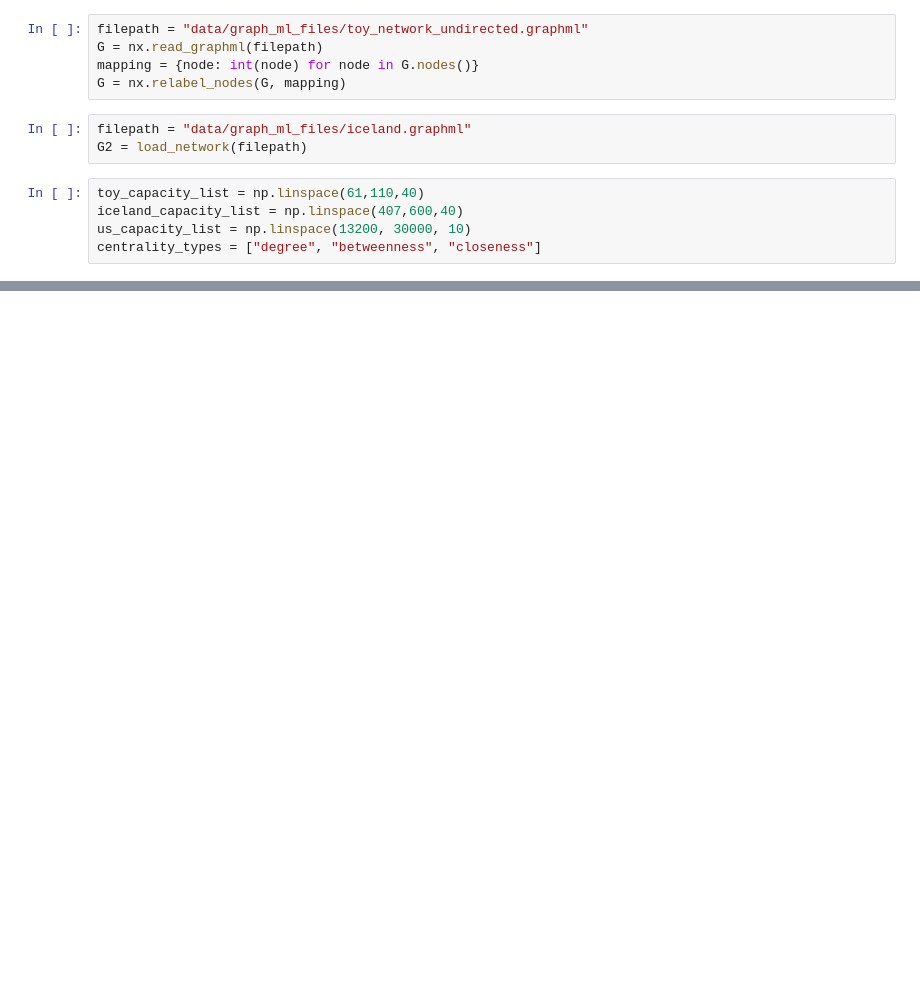
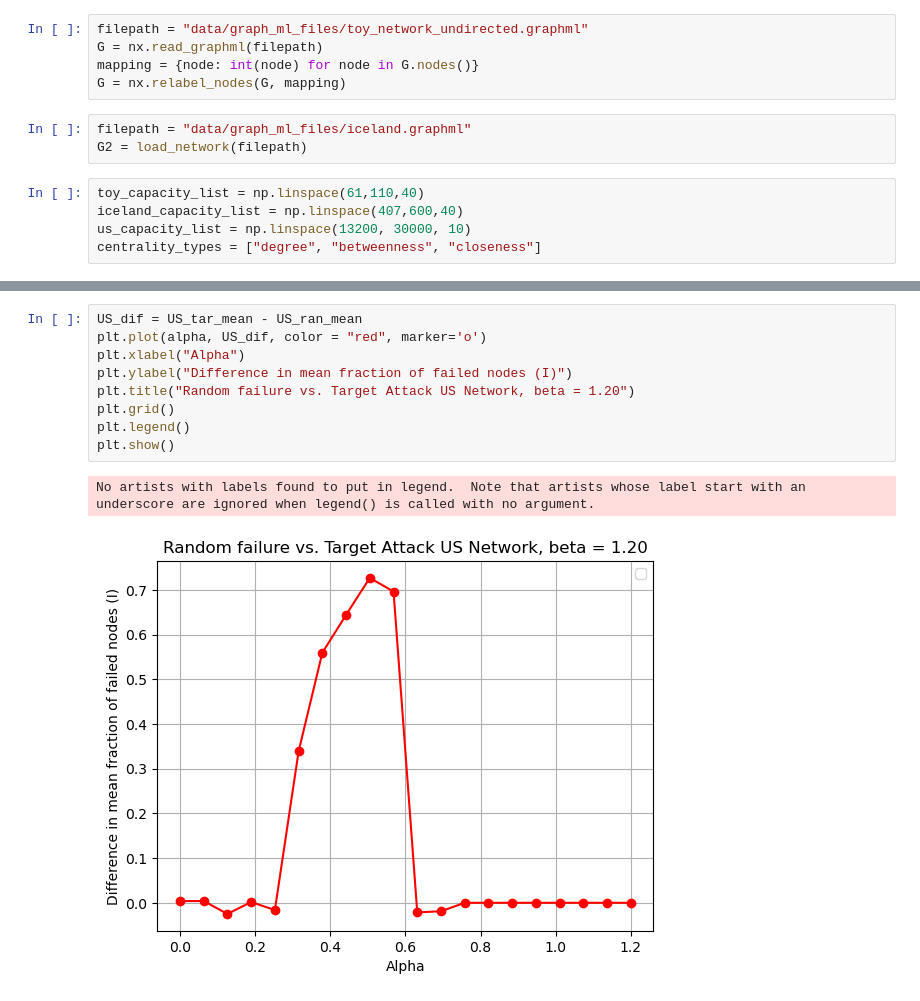
Before and after one commit to AymanStitou/ComplexSystemProject, a Jupyter notebook: prevention_mechanism_analysis.ipynb, the cells around one changed output, grey strips where cells are left out. Saved outputs shown, nothing was run; the diff lists cells and outputs as text; blank space fills up the shorter version.

```diff
--- a/prevention_mechanism_analysis.ipynb
+++ b/prevention_mechanism_analysis.ipynb
@@ -158,0 +116,12 @@ Results saved to iceland_capacity_target.csv
+# %%
+US_dif = US_tar_mean - US_ran_mean
+plt.plot(alpha, US_dif, color = "red", marker='o')
+plt.xlabel("Alpha")
+plt.ylabel("Difference in mean fraction of failed nodes (I)")
+plt.title("Random failure vs. Target Attack US Network, beta = 1.20")
+plt.grid()
+plt.legend()
+plt.show()
+# %% [output]
+No artists with labels found to put in legend.  Note that artists whose label start with an underscore are ignored when legend() is called with no argument.
+[figure, added]
```
Also changed, not shown: parts of 15 cells of this notebook, 10 other files.
